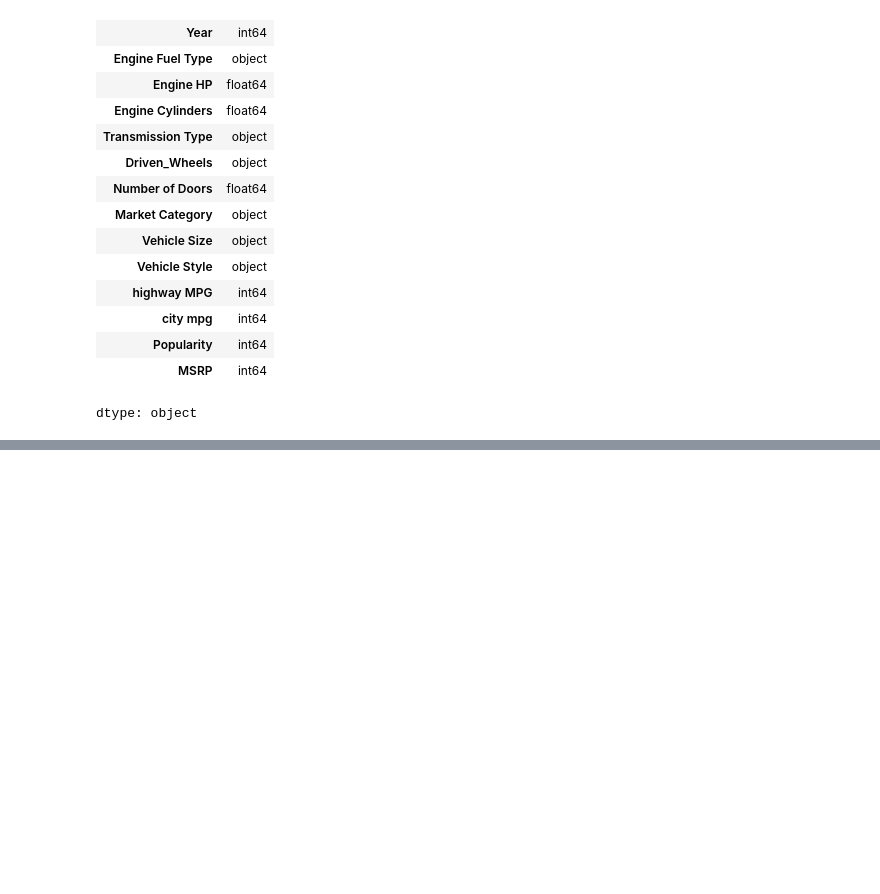
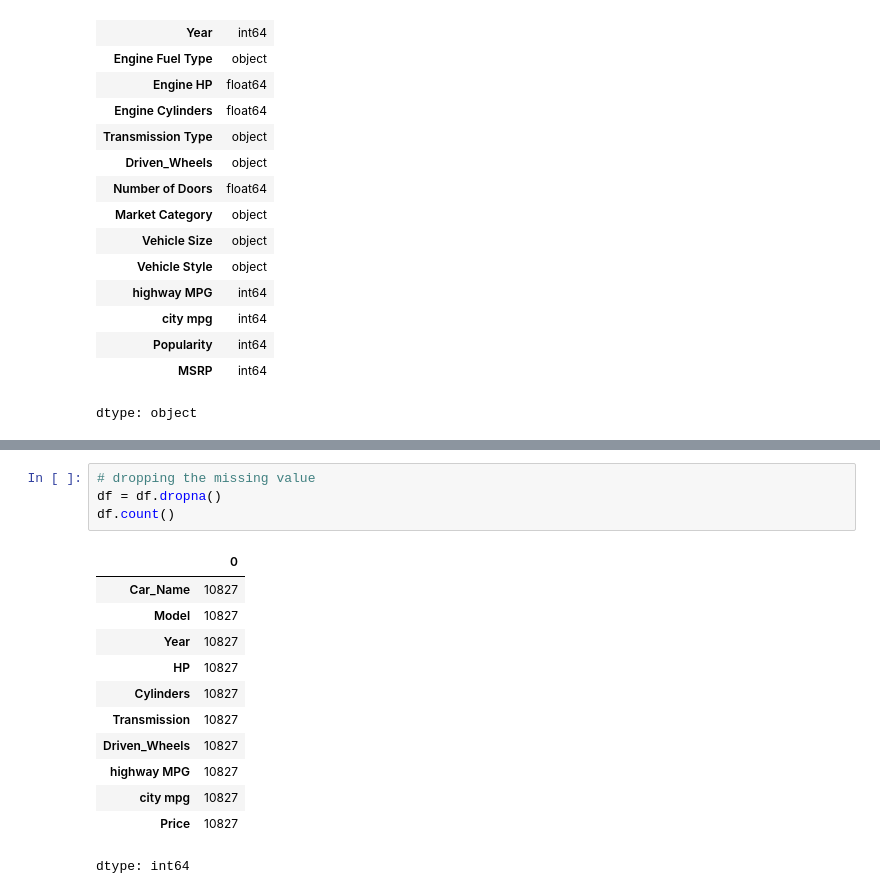
Before and after one commit to Gerryyhonatan/Machine-Learning-Basics, a Jupyter notebook: EDA.ipynb, the cells around one changed output, grey strips where cells are left out. Cells and saved outputs as stored; diff of their text form; blank space fills up the shorter version.

```diff
--- a/EDA.ipynb
+++ b/EDA.ipynb
@@ -60,0 +102,17 @@ df.head(5)
+# %%
+# dropping the missing value
+df = df.dropna()
+df.count()
+# %% [output]
+|  | 0 |
+| Car_Name | 10827 |
+| Model | 10827 |
+| Year | 10827 |
+| HP | 10827 |
+| Cylinders | 10827 |
+| Transmission | 10827 |
+| Driven_Wheels | 10827 |
+| highway MPG | 10827 |
+| city mpg | 10827 |
+| Price | 10827 |
+dtype: int64
```
Also changed, not shown: parts of 8 cells of this notebook.
